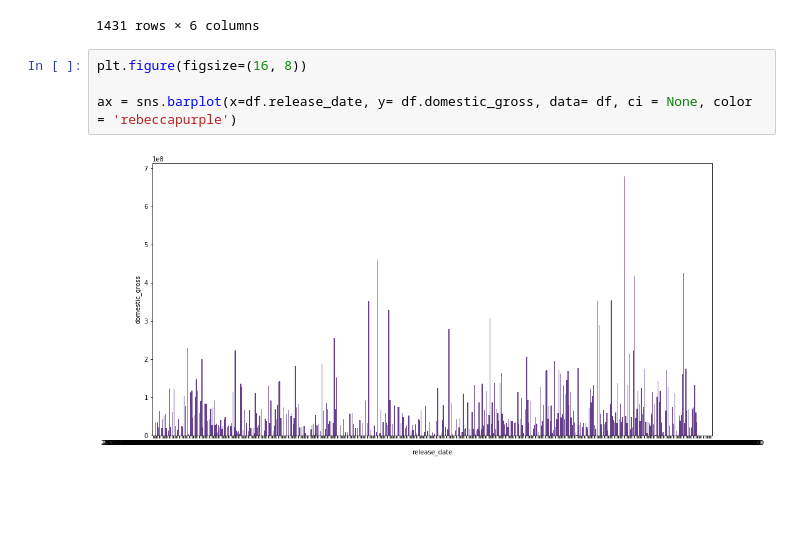
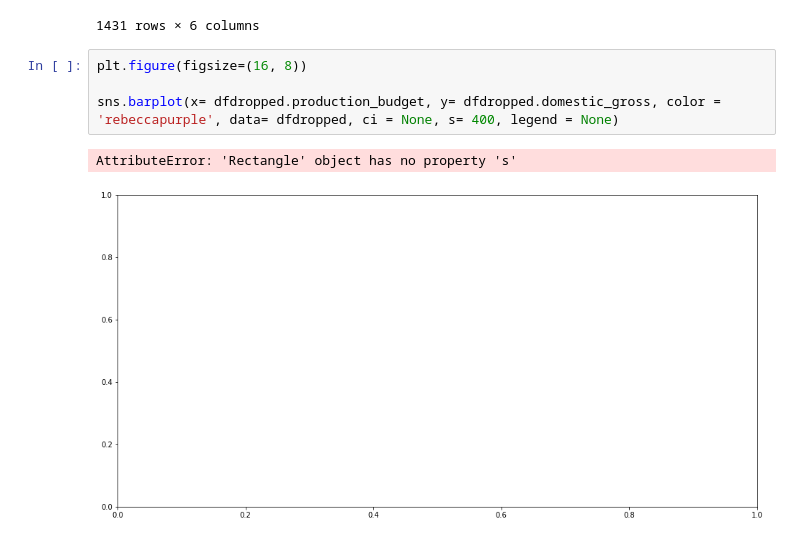
Before and after one commit to dalayne95/mod-1-project-darian-trey, a Jupyter notebook: Release date comparison .ipynb, the cells around one changed output. Saved outputs shown, nothing was run; the diff lists cells and outputs as text; blank space fills up the shorter version.

```diff
--- a/Release date comparison .ipynb
+++ b/Release date comparison .ipynb
@@ -188,6 +188,7 @@ df.loc[(df!=0).any(axis=1)]
 # %%
 plt.figure(figsize=(16, 8))
 
-ax = sns.barplot(x=df.release_date, y= df.domestic_gross, data= df, ci = None, color = 'rebeccapurple')
+sns.barplot(x= dfdropped.production_budget, y= dfdropped.domestic_gross, color = 'rebeccapurple', data= dfdropped, ci = None, s= 400, legend = None)
 # %% [output]
+AttributeError: 'Rectangle' object has no property 's'
-[figure, old version]
+[figure, new version]
```
Also changed, not shown: 3 other files.
